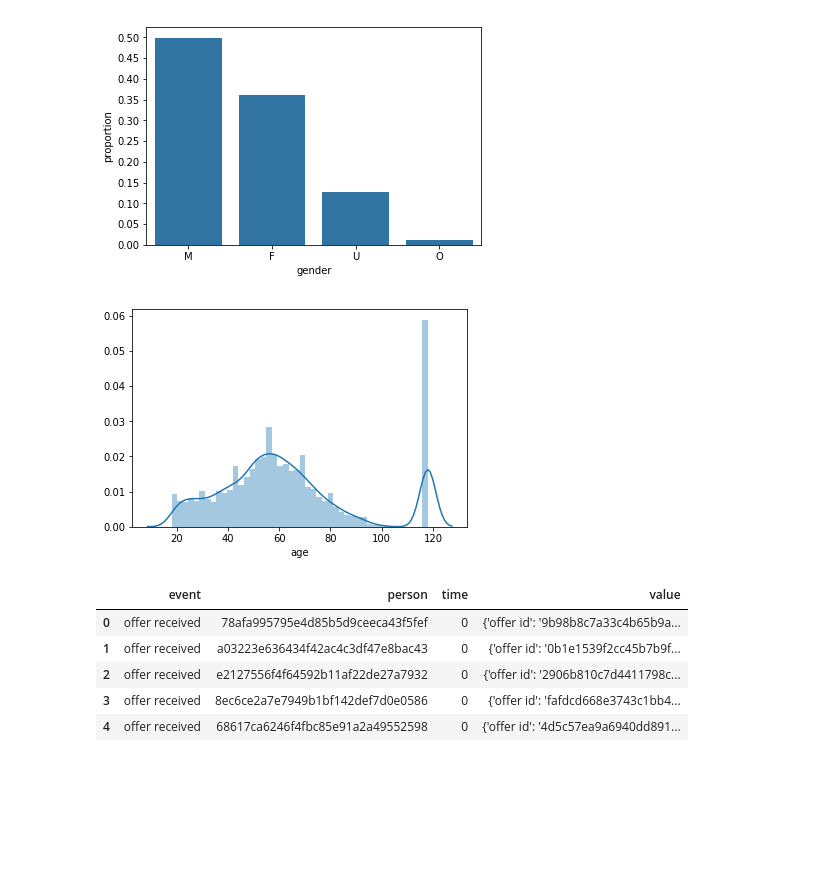
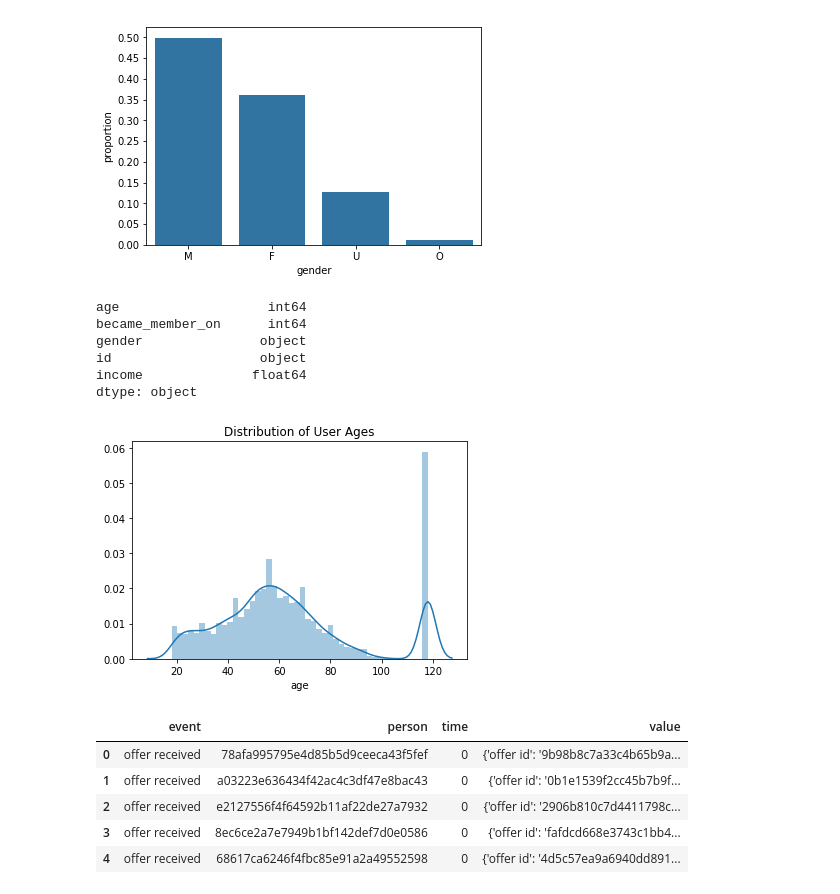
Before and after one commit to BrackyBrack/Udacity-Capstone-Project, a Jupyter notebook: Starbucks_Capstone_notebook.ipynb, the cells around one changed output. Drawn from its saved outputs; the diff is of its cells as text; code cells hidden in the pictures; blank space fills up the shorter version.

```diff
--- a/Starbucks_Capstone_notebook.ipynb
+++ b/Starbucks_Capstone_notebook.ipynb
@@ -215,10 +215,20 @@ def plot_bar_props(df, x_name, tick_intervals = 0.05, **kwargs):
 plot_bar_props(profile, 'gender', color = sb.color_palette()[0])
 # %% [output]
 [figure]
+# %%
+profile.dtypes
+# %% [output]
+age                   int64
+became_member_on      int64
+gender               object
+id                   object
+income              float64
+dtype: object
 # %%
-sb.distplot(a=profile[profile['age'].isna() == False]['age']);
+sb.distplot(a=profile['age']);
+plt.title('Distribution of User Ages');
 # %% [output]
-[figure, old version]
+[figure, new version]
 # %%
 transcript.head()
 # %% [output]
```
Also changed, not shown: parts of 38 cells of this notebook.
